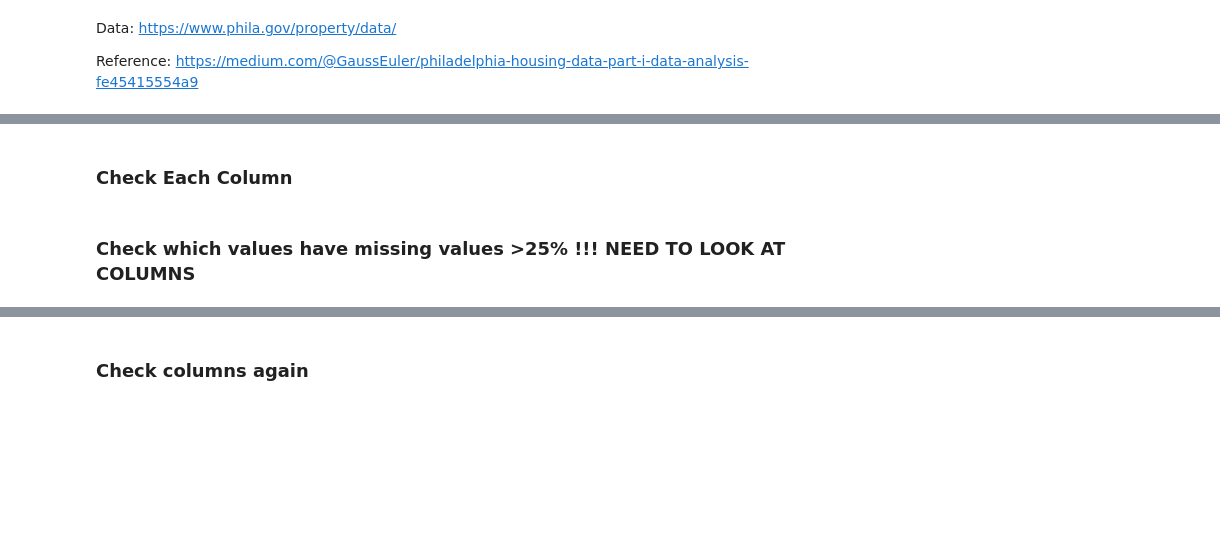
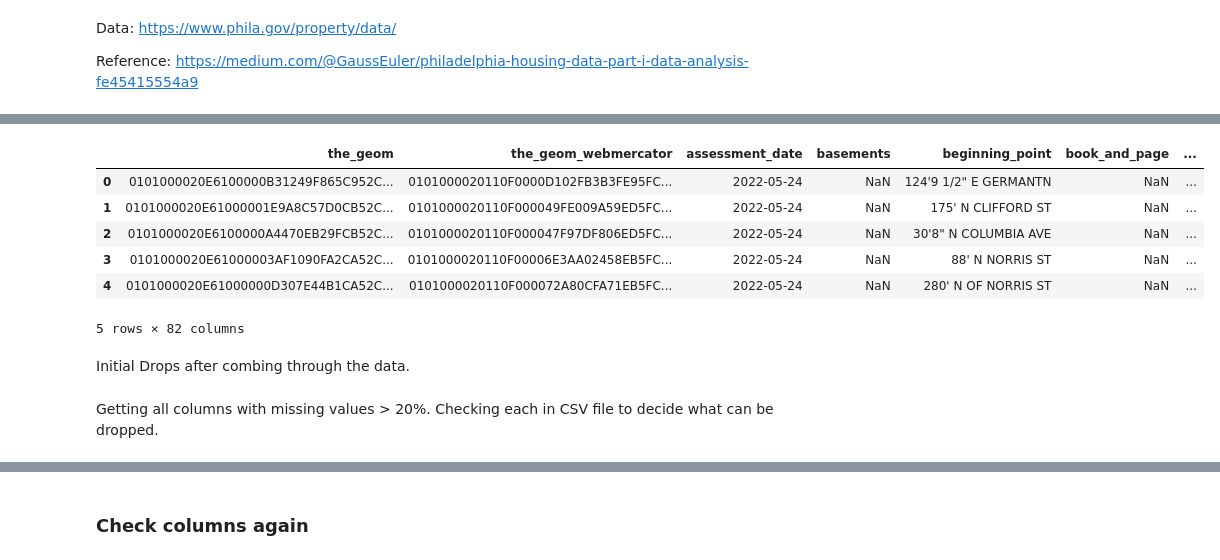
Before and after one commit to pwjensen/CMPSC445, a Jupyter notebook: Project1_445.ipynb, the cells around one changed output, grey strips where cells are left out. Drawn from its saved outputs; the diff is of its cells as text; code cells hidden in the pictures; blank space fills up the shorter version.

```diff
--- a/Project1_445.ipynb
+++ b/Project1_445.ipynb
@@ -58,2 +17,0 @@ print(data.value_counts(dropna=False))
-# %% [markdown]
-### Check Each Column
@@ -62,3 +18,16 @@ data.the_geom.value_counts(dropna=False)
-# %% [markdown]
-### Check which values have missing values >25% !!! NEED TO LOOK AT COLUMNS
+# %%
+df.head()
+# %% [output]
+|  | the_geom | the_geom_webmercator | assessment_date | basements | beginning_point | book_and_page | ... |
+| 0 | 0101000020E6100000B31249F865C952C... | 0101000020110F0000D102FB3B3FE95FC... | 2022-05-24 | NaN | 124'9 1/2" E GERMANTN | NaN | ... |
+| 1 | 0101000020E61000001E9A8C57D0CB52C... | 0101000020110F000049FE009A59ED5FC... | 2022-05-24 | NaN | 175' N CLIFFORD ST | NaN | ... |
+| 2 | 0101000020E6100000A4470EB29FCB52C... | 0101000020110F000047F97DF806ED5FC... | 2022-05-24 | NaN | 30'8" N COLUMBIA AVE | NaN | ... |
+| 3 | 0101000020E61000003AF1090FA2CA52C... | 0101000020110F00006E3AA02458EB5FC... | 2022-05-24 | NaN | 88' N NORRIS ST | NaN | ... |
+| 4 | 0101000020E61000000D307E44B1CA52C... | 0101000020110F000072A80CFA71EB5FC... | 2022-05-24 | NaN | 280' N OF NORRIS ST | NaN | ... |
+5 rows × 82 columns
+# %% [markdown]
+Initial Drops after combing through the data.
+# %% [markdown]
+Getting all columns with missing values > 20%.
+Checking each in CSV file to decide what can be dropped.
 # %%
```
Also changed, not shown: parts of 42 cells of this notebook, 1 other file.
